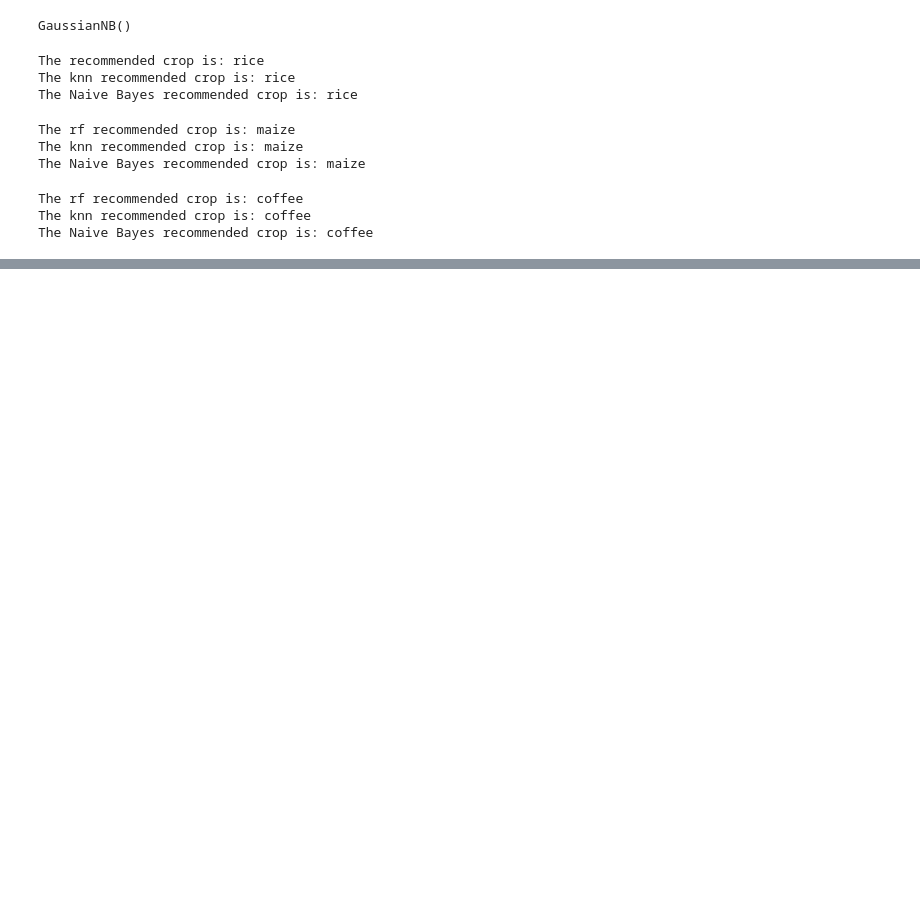
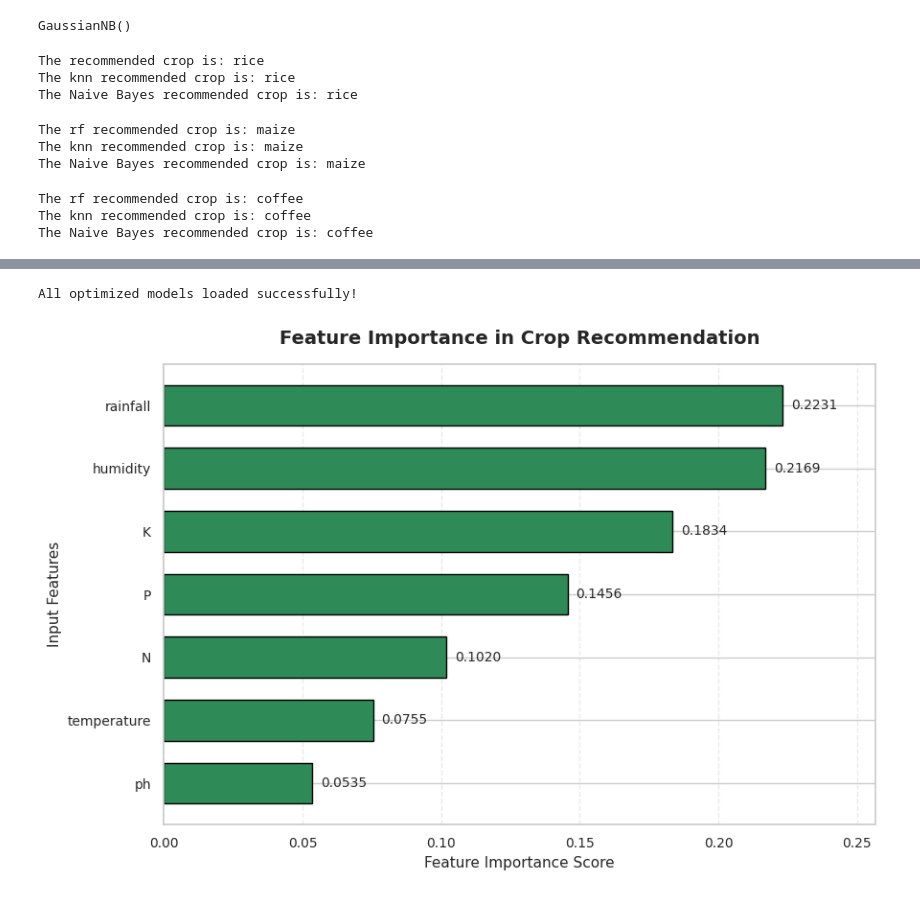
Before and after one commit to IKM-Products/Crop-Recommendation-Using-Random-Forest-Naive-Bayes-and-K-Nearest-Neighbors, a Jupyter notebook: RF_&_NB_&_KNN.ipynb, the cells around one changed output, grey strips where cells are left out. Saved outputs shown, nothing was run; the diff lists cells and outputs as text; code cells hidden in the pictures; blank space fills up the shorter version.

```diff
--- a/RF_&_NB_&_KNN.ipynb
+++ b/RF_&_NB_&_KNN.ipynb
@@ -1021,0 +1117,77 @@ plt.show()
+# %%
+
+import joblib
+
+# Load optimized models
+rf_model = joblib.load("saved_models/random_forest_model.pkl")
+knn_model = joblib.load("saved_models/knn_model.pkl")
+nb_model = joblib.load("saved_models/naive_bayes_model.pkl")
+
+print("All optimized models loaded successfully!")
+# %% [output]
+All optimized models loaded successfully!
+# %%
+
+import pandas as pd
+import matplotlib.pyplot as plt
+
+# Extract the optimized Random Forest estimator
+optimized_rf = best_models["Random Forest"].named_steps["rf"]
+
+# Calculate feature importance
+feat_importances = pd.Series(
+    optimized_rf.feature_importances_,
+    index=X.columns
+).sort_values(ascending=True)
+
+# Create publication-quality figure
+plt.figure(figsize=(9, 6))
+
+bars = plt.barh(
+    feat_importances.index,
+    feat_importances.values,
+    color="seagreen",
+    edgecolor="black",
+    height=0.65
+)
+
+# Add importance values to each bar
+for bar in bars:
+    width = bar.get_width()
+    plt.text(
+        width + 0.003,
+        bar.get_y() + bar.get_height() / 2,
+        f"{width:.4f}",
+        va="center",
+        fontsize=10
+    )
+
+plt.title(
+    "Feature Importance in Crop Recommendation",
+    fontsize=14,
+    fontweight="bold",
+    pad=15
+)
+
+plt.xlabel("Feature Importance Score", fontsize=11)
+plt.ylabel("Input Features", fontsize=11)
+
+plt.xlim(0, feat_importances.max() * 1.15)
+plt.xticks(fontsize=10)
+plt.yticks(fontsize=10)
+
+plt.grid(axis="x", linestyle="--", alpha=0.4)
+plt.gca().set_axisbelow(True)
+
+plt.tight_layout()
+
+# Save high-resolution figure for the research paper
+plt.savefig(
+    "feature_importance.png",
+    dpi=300,
+    bbox_inches="tight"
+)
+
+plt.show()
+# %% [output]
+[figure, added]
```
Also changed, not shown: parts of 21 cells of this notebook.
